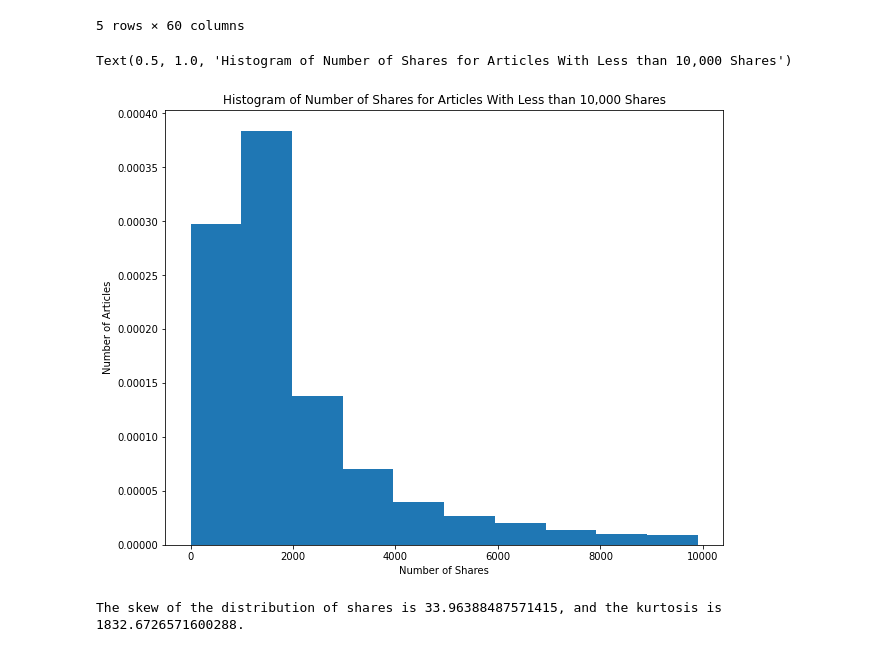
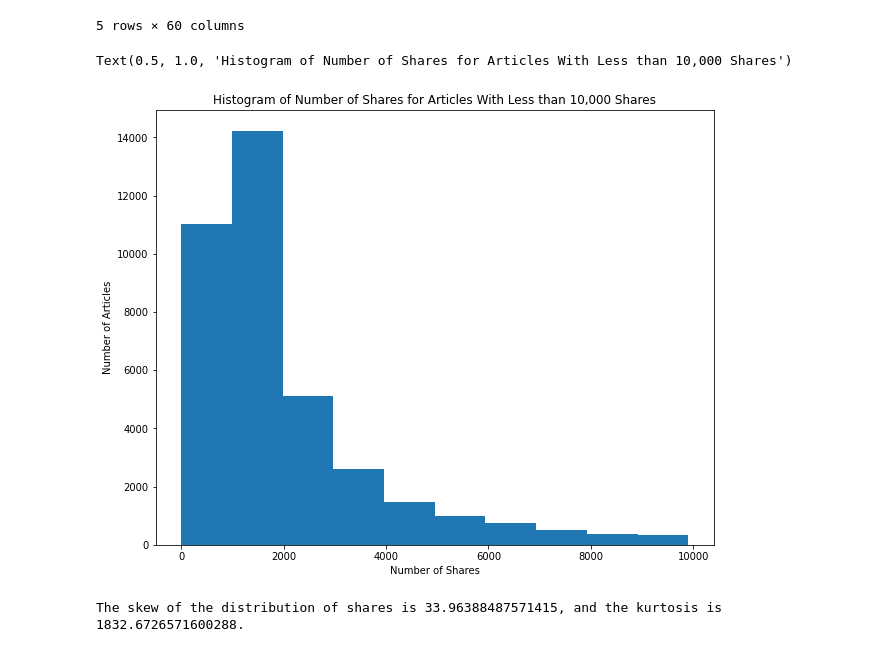
Before and after one commit to matthiasronnau/BANA-273-Term-Project, a Jupyter notebook: BANA-273 Term Project.ipynb, the cells around one changed output. Drawn from its saved outputs; the diff is of its cells as text; code cells hidden in the pictures.

```diff
--- a/BANA-273 Term Project.ipynb
+++ b/BANA-273 Term Project.ipynb
@@ -127,13 +138,13 @@ data.head()
 5 rows × 60 columns
 # %%
 plt.figure(figsize = (10, 8))
-plt.hist(data[data["shares"] < 10000]["shares"], density = True)
+plt.hist(data[data["shares"] < 10000]["shares"])
 plt.xlabel("Number of Shares")
 plt.ylabel("Number of Articles")
 plt.title("Histogram of Number of Shares for Articles With Less than 10,000 Shares")
 # %% [output]
 Text(0.5, 1.0, 'Histogram of Number of Shares for Articles With Less than 10,000 Shares')
-[figure, old version]
+[figure, new version]
 # %%
 shares_skew = data["shares"].skew()
 shares_kurtosis = data["shares"].kurt()
```
Also changed, not shown: parts of 106 cells of this notebook.
